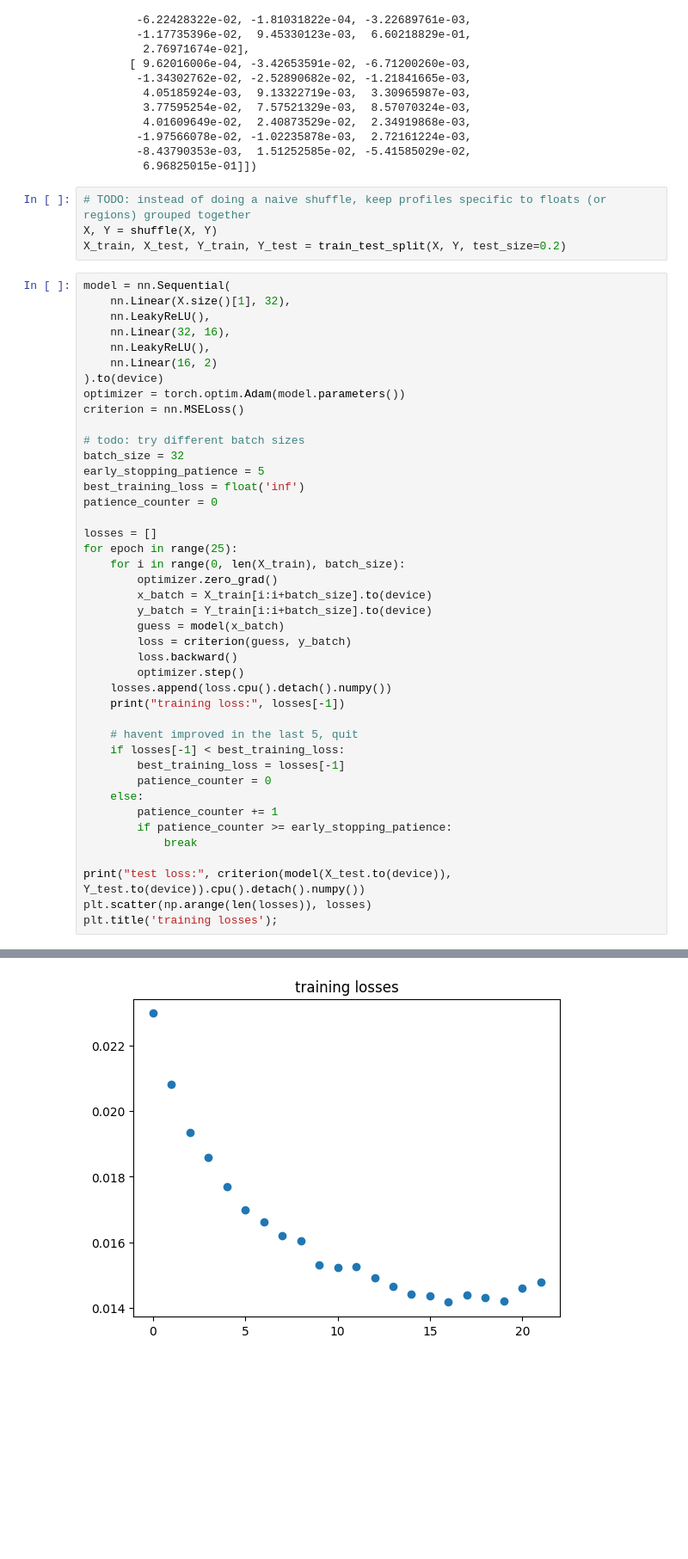
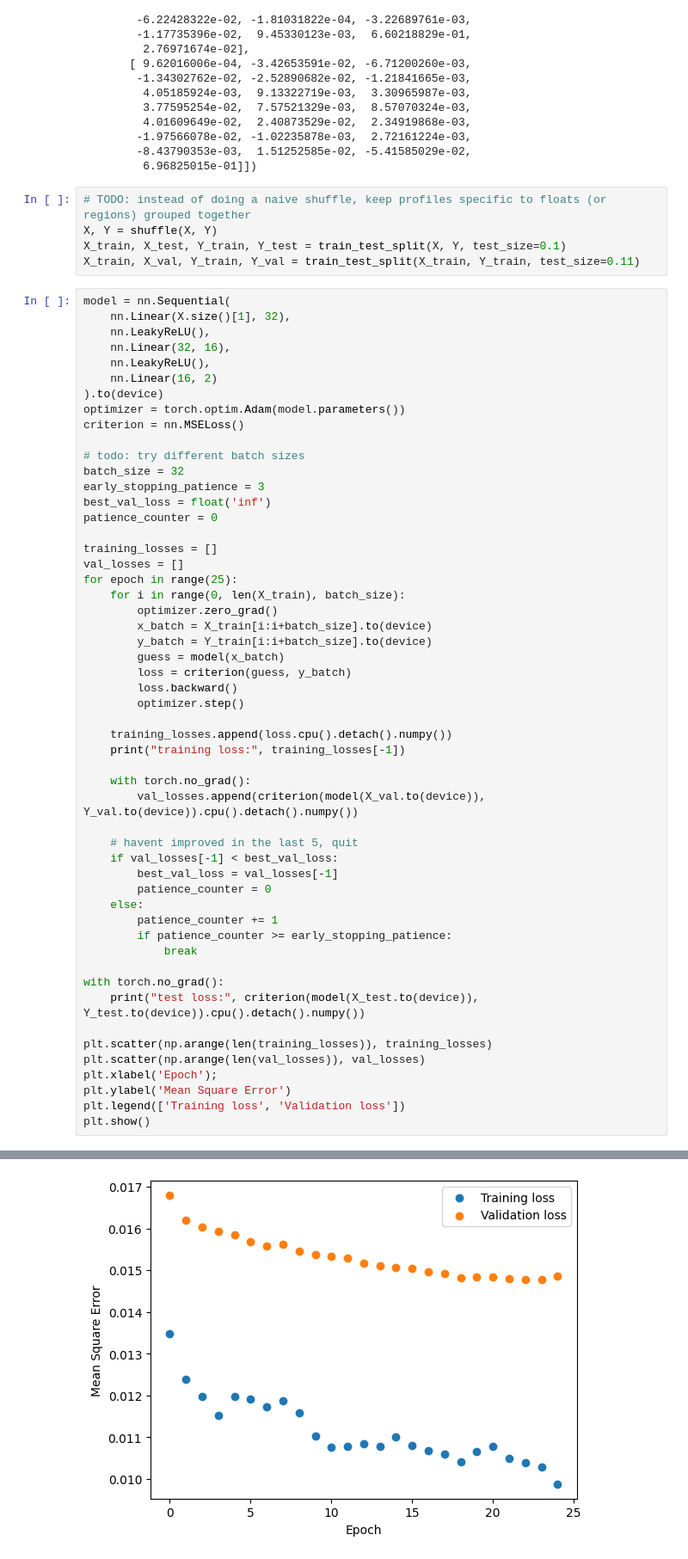
Before and after one commit to kalkulator413/argo_nn, a Jupyter notebook: train.ipynb, the cells around one changed output, grey strips where cells are left out. Shown at 86% size. Saved outputs shown, nothing was run; the diff lists cells and outputs as text; blank space fills up the shorter version.

Commit message:
add validation loss curve

```diff
--- a/train.ipynb
+++ b/train.ipynb
@@ -149,7 +151,8 @@ array([[ 9.31836588e-03, -7.83776165e-02, -4.04219483e-02,
 # %%
 # TODO: instead of doing a naive shuffle, keep profiles specific to floats (or regions) grouped together
 X, Y = shuffle(X, Y)
-X_train, X_test, Y_train, Y_test = train_test_split(X, Y, test_size=0.2)
+X_train, X_test, Y_train, Y_test = train_test_split(X, Y, test_size=0.1)
+X_train, X_val, Y_train, Y_val = train_test_split(X_train, Y_train, test_size=0.11)
 # %%
 model = nn.Sequential(
     nn.Linear(X.size()[1], 32),
@@ -163,11 +166,12 @@ criterion = nn.MSELoss()
 
 # todo: try different batch sizes
 batch_size = 32
-early_stopping_patience = 5
-best_training_loss = float('inf')
+early_stopping_patience = 3
+best_val_loss = float('inf')
 patience_counter = 0
 
-losses = []
+training_losses = []
+val_losses = []
 for epoch in range(25):
     for i in range(0, len(X_train), batch_size):
         optimizer.zero_grad()
@@ -177,19 +181,29 @@ for epoch in range(25):
         loss = criterion(guess, y_batch)
         loss.backward()
         optimizer.step()
-    losses.append(loss.cpu().detach().numpy())
-    print("training loss:", losses[-1])
+
+    training_losses.append(loss.cpu().detach().numpy())
+    print("training loss:", training_losses[-1])
+
+    with torch.no_grad():
+        val_losses.append(criterion(model(X_val.to(device)), Y_val.to(device)).cpu().detach().numpy())
 
     # havent improved in the last 5, quit
-    if losses[-1] < best_training_loss:
-        best_training_loss = losses[-1]
+    if val_losses[-1] < best_val_loss:
+        best_val_loss = val_losses[-1]
         patience_counter = 0
     else:
         patience_counter += 1
         if patience_counter >= early_stopping_patience:
             break
 
-print("test loss:", criterion(model(X_test.to(device)), Y_test.to(device)).cpu().detach().numpy())
-plt.scatter(np.arange(len(losses)), losses)
-plt.title('training losses');
+with torch.no_grad():
+    print("test loss:", criterion(model(X_test.to(device)), Y_test.to(device)).cpu().detach().numpy())
+
+plt.scatter(np.arange(len(training_losses)), training_losses)
+plt.scatter(np.arange(len(val_losses)), val_losses)
+plt.xlabel('Epoch');
+plt.ylabel('Mean Square Error')
+plt.legend(['Training loss', 'Validation loss'])
+plt.show()
 # %% [output]
@@ -213,4 +227,4 @@ test loss: 0.015271556
-[figure, old version]
+[figure, new version]
 # %%
 Y_pred = model(X.to(device)).cpu()
 
```
Also changed, not shown: parts of 4 cells of this notebook.
